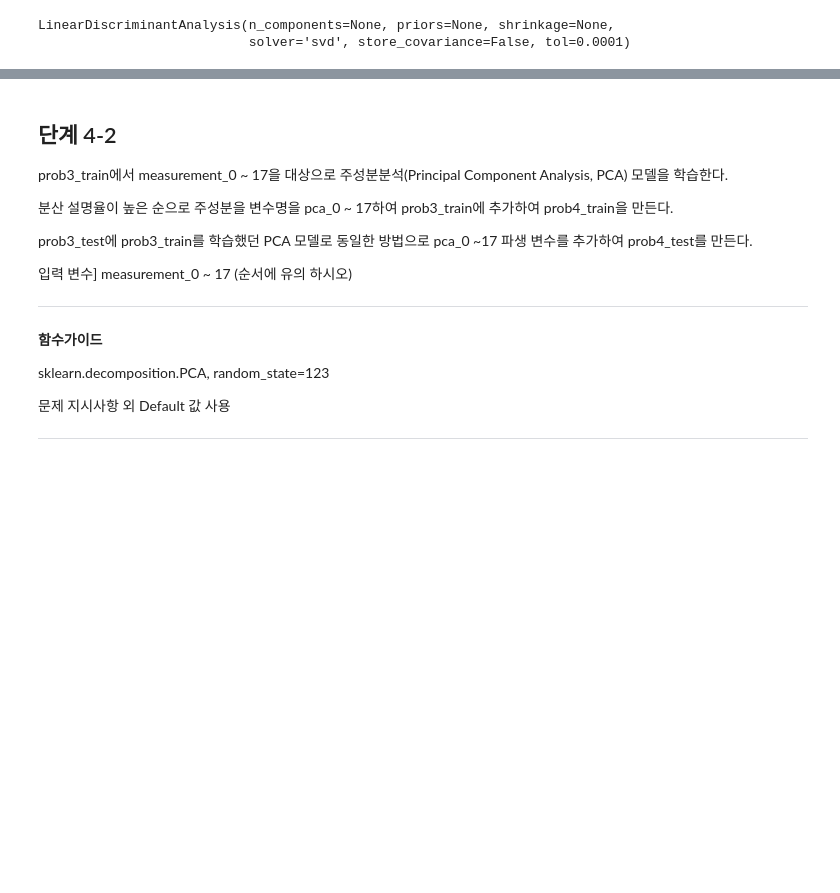
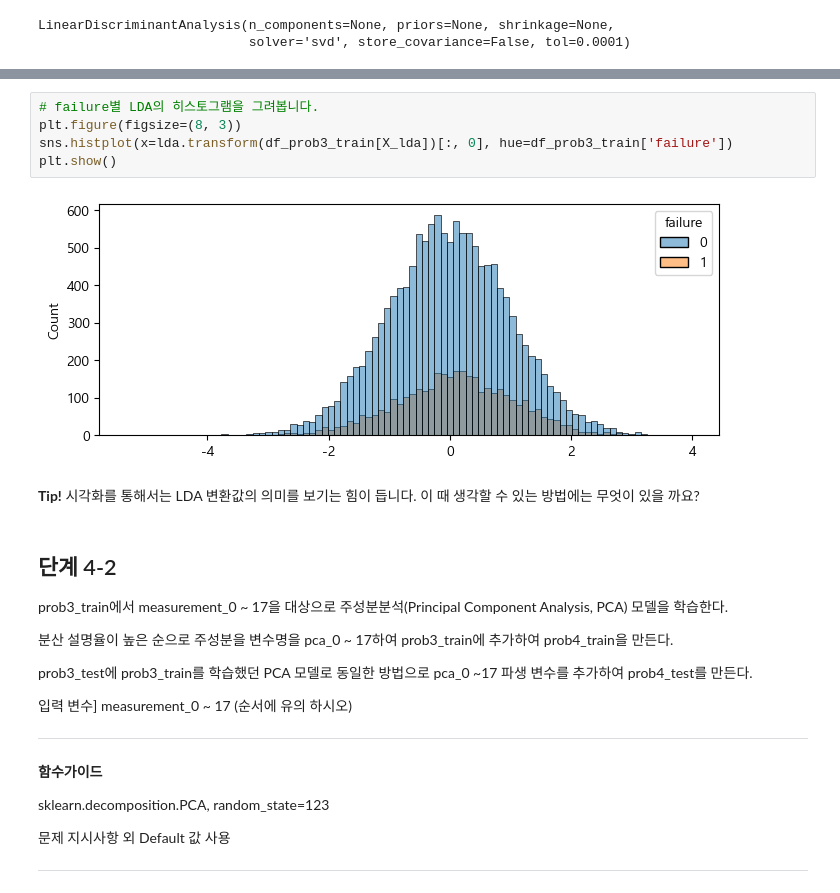
Before and after one commit to sunkusun9/DS_Lv3_2406, a Jupyter notebook: sec_ds_lv3_prob1_prob.ipynb, the cells around one changed output, grey strips where cells are left out. Cells and saved outputs as stored; diff of their text form; blank space fills up the shorter version.

```diff
--- a/sec_ds_lv3_prob1_prob.ipynb
+++ b/sec_ds_lv3_prob1_prob.ipynb
@@ -1188,3 +1207,13 @@ result_4_1, A
+# %%
+# failure별 LDA의 히스토그램을 그려봅니다.
+plt.figure(figsize=(8, 3))
+sns.histplot(x=lda.transform(df_prob3_train[X_lda])[:, 0], hue=df_prob3_train['failure'])
+plt.show()
+# %% [output]
+[figure, added]
+# %% [markdown]
+**Tip!** 시각화를 통해서는 LDA 변환값의 의미를 보기는 힘이 듭니다.
+이 때 생각할 수 있는 방법에는 무엇이 있을 까요?
 # %% [markdown]
 ## 단계 4-2
 
```
Also changed, not shown: parts of 102 cells of this notebook.
